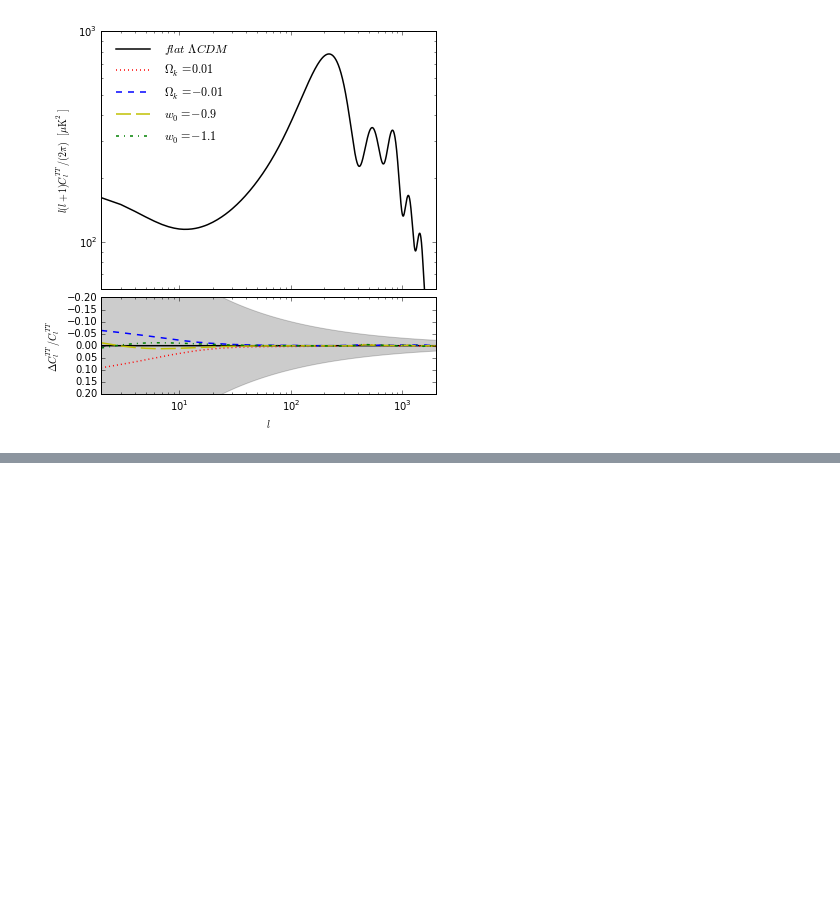
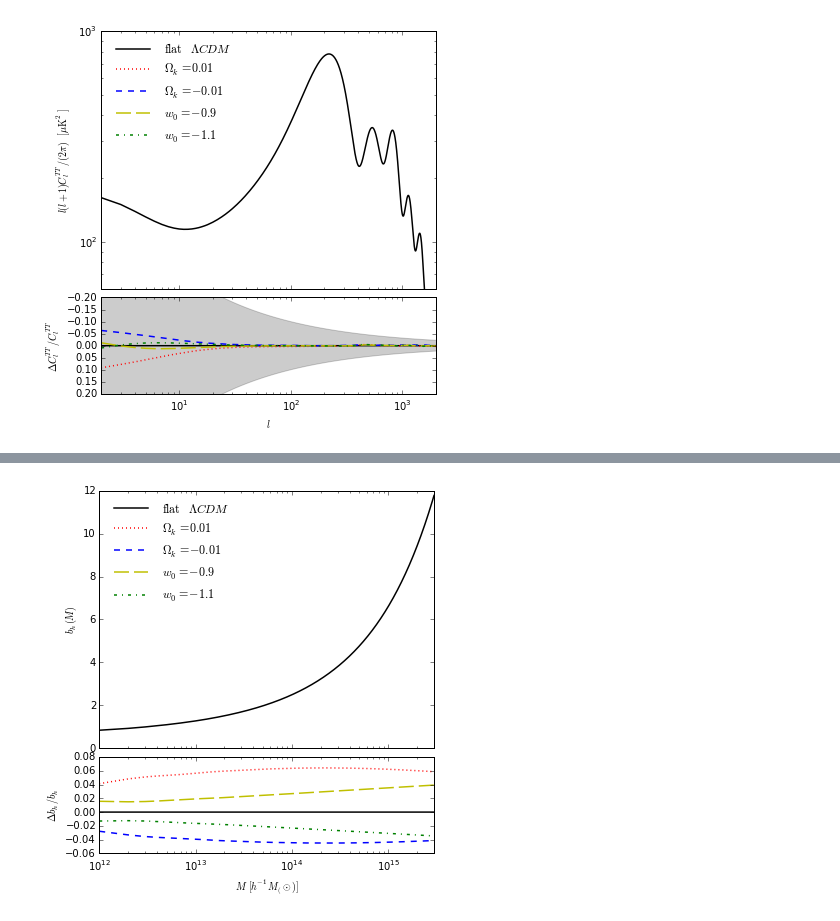
Before and after one commit to kgage/deltaplots, a Jupyter notebook: AstroPlots.ipynb, the cells around one changed output, grey strips where cells are left out. Drawn from its saved outputs; the diff is of its cells as text; code cells hidden in the pictures; blank space fills up the shorter version.

```diff
--- a/AstroPlots.ipynb
+++ b/AstroPlots.ipynb
@@ -507 +592,20 @@ np.pi / (2 * delta_k)
+# %%
+def halo_bias(cosmology, R, Pk):
+    """
+    Returns halo bias factor
+
+    Arguments:
+        cosmology (astropy.cosmology): cosmology in which to calculate sigma^2
+        R (np.array): length scale of top-hat window function to use
+        Pk (np.array): power spectrum P(k)
+
+    Returns:
+        result (np.array): halo bias factor
+    """
+    del_c = 1.686
+    sig2 = sigma2(cosmology, R, Pk)
+    num = (del_c ** 2 * sig2 ** -1) - 1.0
+    frac = num / del_c
+    result = frac + 1.0
+    return result
 # %%
@@ -574,0 +629,16 @@ $0.00020803761 \; \mathrm{Mpc}$
+# %%
+bias1 = halo_bias(cosmo1, mass_to_length(cosmo1, Mass_scale), power1['Pk'])
+biaspos = halo_bias(cosmopos, mass_to_length(cosmopos, Mass_scale), powerpos['Pk'])
+biasneg = halo_bias(cosmoneg, mass_to_length(cosmoneg, Mass_scale), powerneg['Pk'])
+bias9 = halo_bias(cosmo9, mass_to_length(cosmo9, Mass_scale), power9['Pk'])
+bias11 = halo_bias(cosmo11, mass_to_length(cosmo11, Mass_scale), power11['Pk'])
+# %%
+plot_comp(Mass_scale, bias1, '$b_h (M)$', '$\Delta b_h/b_h$',
+          xlabel = '$M \, [h^{-1} M_(\odot)]$',
+          comp1=(biaspos, '$\Omega_k=0.01$'),
+          comp2=(biasneg, '$\Omega_k=-0.01$'),
+          comp3=(bias9, '$w_0=-0.9$'),
+          comp4=(bias11, '$w_0=-1.1$'),
+          xscale = 'log', xlim = [1e12, 3e15])
+# %% [output]
+[figure, added]
```
Also changed, not shown: parts of 25 cells of this notebook.
